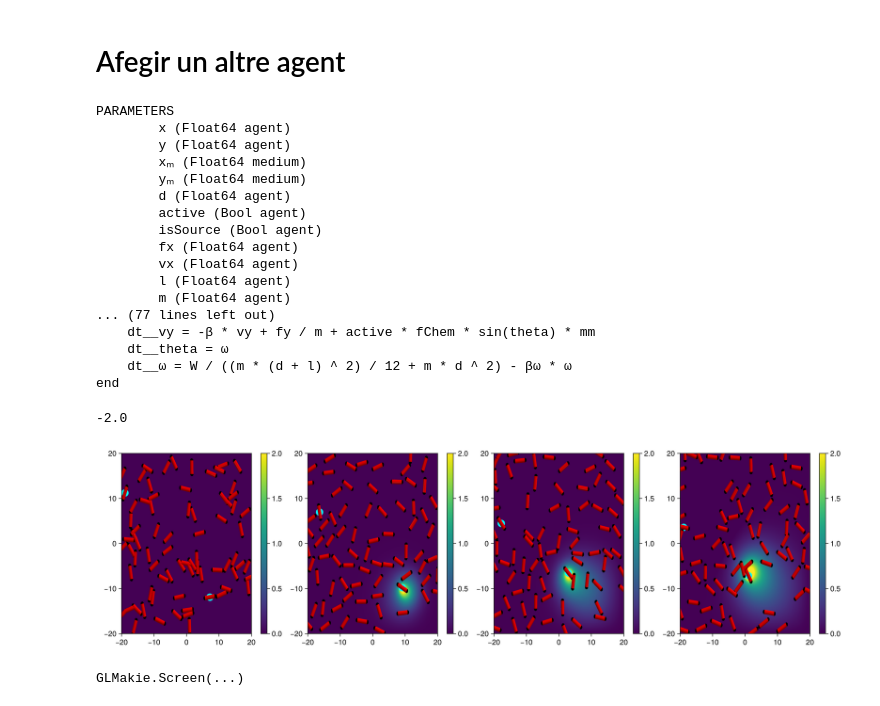
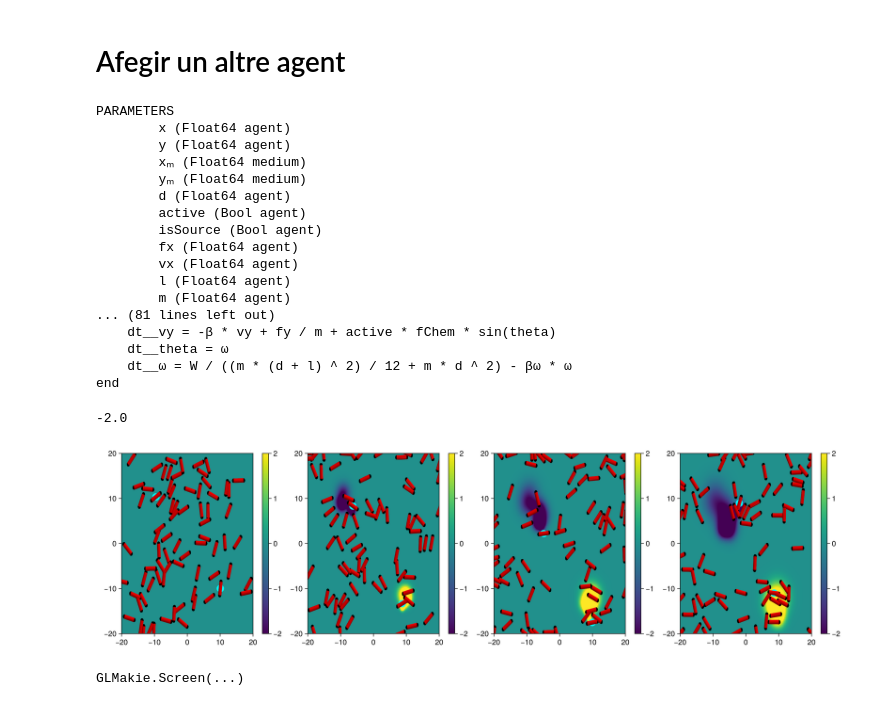
Before and after one commit to jmarib/CellBasedModels.jl, a Jupyter notebook: examples/chemotaxis_agents.ipynb, the cells around one changed output. Cells and saved outputs as stored; diff of their text form; code cells hidden in the pictures.

```diff
--- a/examples/chemotaxis_agents.ipynb
+++ b/examples/chemotaxis_agents.ipynb
@@ -406,8 +406,8 @@ rods2DChemotaxis_2 = ABM(2,
 
         dt(x) = vx
         dt(y) = vy
-        dt(vx) = -β * vx + fx / m + active * fChem * cos(theta) * mm #Added term so that S positive or negative has effect (have both attractant and repellant)
-        dt(vy) = -β * vy + fy / m + active * fChem * sin(theta) * mm
+        dt(vx) = -β * vx + fx / m + active * fChem * cos(theta)     #*mm first try
+        dt(vy) = -β * vy + fy / m + active * fChem * sin(theta)
         dt(theta) = ω
         dt(ω) = W / (m * (d + l)^2 / 12 + m * d^2) - βω * ω
     end,
@@ -433,7 +433,11 @@ rods2DChemotaxis_2 = ABM(2,
         elseif tTumble < t && !active
             ω = 0.0
             active = true
-            tTumble += CBMDistributions.exponential((2 - mm) * τTumble)
+            if S < 0        #Second try
+                tTumble += CBMDistributions.exponential((- mm) * τTumble)
+            elseif S >= 0
+                tTumble += CBMDistributions.exponential((2 - mm) * τTumble)
+            end
         end
 
         if x < simBox[1,1]
@@ -469,8 +473,8 @@ PARAMETERS
         vx (Float64 agent)
         l (Float64 agent)
         m (Float64 agent)
-... (77 lines left out)
-    dt__vy = -β * vy + fy / m + active * fChem * sin(theta) * mm
+... (81 lines left out)
+    dt__vy = -β * vy + fy / m + active * fChem * sin(theta)
     dt__theta = ω
     dt__ω = W / ((m * (d + l) ^ 2) / 12 + m * d ^ 2) - βω * ω
 end
@@ -497,8 +501,8 @@ com_2.βω = 0.8
 com_2.fChem = 1.0
 com_2.τTumble = 2.0
 com_2.ωTumble = 1.0
-com_2.DMedium = 0.1
-com_2.DSource = 0.063
+com_2.DMedium = 0.01
+com_2.DSource = 0.07
 
 com_2.m .= 1.0
 com_2.d .= 1.0
@@ -512,6 +516,12 @@ com_2.theta .= rand(Uniform(0, 2π), com_2.N)
 src1 = 1
 src2 = 2
 
+com_2.x[src1] = 10.0
+com_2.y[src1] = -10.0
+
+com_2.x[src2] = -10.0
+com_2.y[src2] = 10.0
+
 com_2.isSource .= false
 com_2.isSource[src1] = true
 com_2.isSource[src2] = true
@@ -541,7 +551,7 @@ for (j,i) in enumerate(1:round(Int,length(com_2)/4):length(com_2))
                 range(com_2.simBox[1,1],com_2.simBox[1,2],length=size(com_2.mm)[1]),
                 range(com_2.simBox[2,1],com_2.simBox[2,2],length=size(com_2.mm)[1]),
                 d[:mm][i],
-                colorrange=(0,2.)
+                colorrange=(-2,2.) #Changed range
         )
 
         xlims!(com_2.simBox[1,:]...)
@@ -549,34 +559,34 @@ for (j,i) in enumerate(1:round(Int,length(com_2)/4):length(com_2))
 
         src = findall(d[:isSource][i])
         scatter!(
             ax,
             d[:x][i][src],
             d[:y][i][src],
             color = :cyan,
             markersize = 20
         )
 
         x = Observable(d[:x][i])
         y = Observable(d[:y][i])
         xs1 = Observable(d[:x][i]+d[:l][i]./2 .*cos.(d[:theta][i]))
         ys1 = Observable(d[:y][i]+d[:l][i]./2 .*sin.(d[:theta][i]))
         xs2 = Observable(d[:x][i]-d[:l][i]./2 .*cos.(d[:theta][i]))
         ys2 = Observable(d[:y][i]-d[:l][i]./2 .*sin.(d[:theta][i]))
         ms = Observable([Point3f(i/2,i/2,0) for i in d[:d][i]])
         mc = Observable([Point3f(ll,dd/2,dd/2) for (ll,dd) in zip(d[:l][i],d[:d][i])])
         theta = Observable(d[:theta][i])
 
         plotRods2D!(ax,x,y,xs1,ys1,xs2,ys2,ms,mc,theta,color=:red)
 
         Colorbar(fig[1,2*j],m)
 
 
     end
 end
 
 display(fig)
 # %% [output]
-[figure, old version]
+[figure, new version]
 GLMakie.Screen(...)
 # %%
 using Statistics
```
Also changed, not shown: parts of 1 cell of this notebook.
